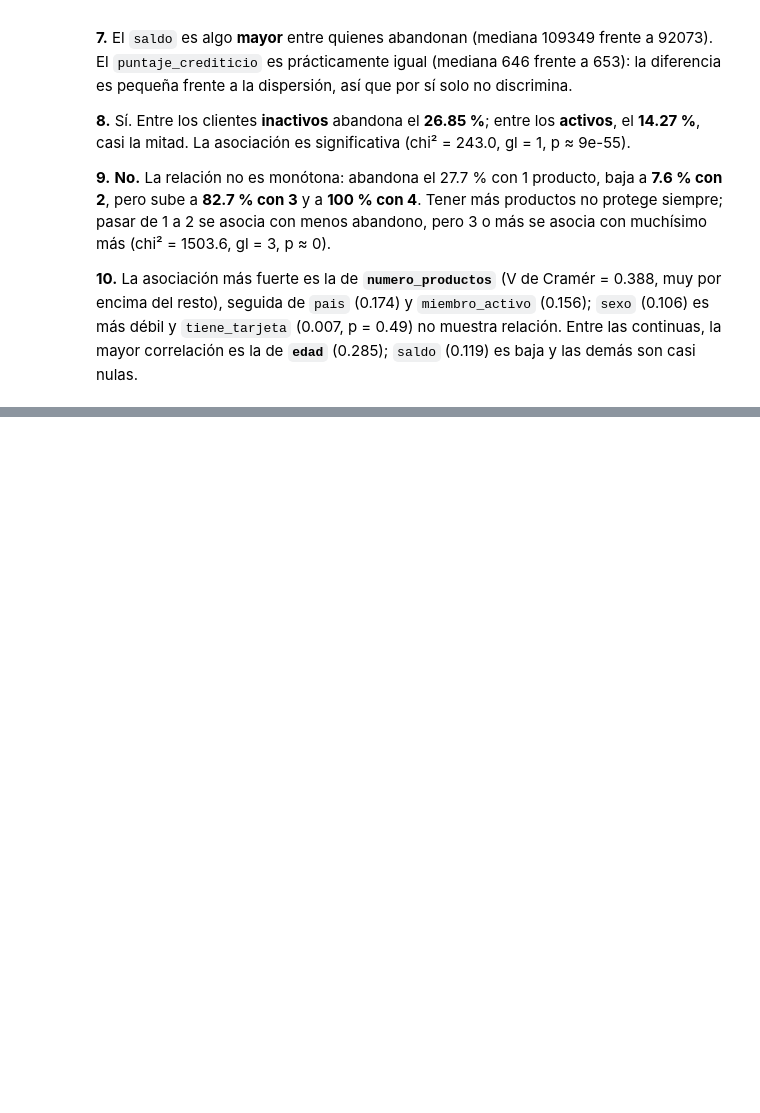
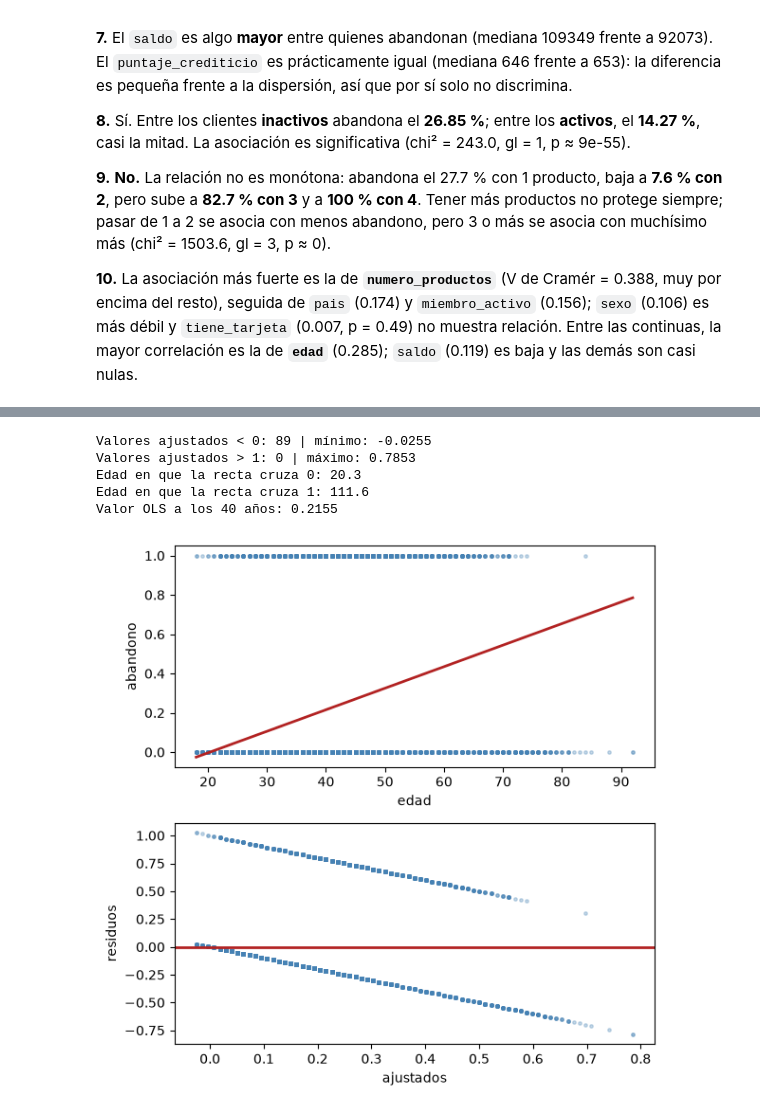
Before and after one commit to MrTamayo-1/Taller_Abandono_Producto_Financiero_Tamayo_Ruano_Reyes, a Jupyter notebook: Taller_Abandono_Producto_Financiero_Tamayo_Ruano_Reyes.ipynb, the cells around one changed output, grey strips where cells are left out. Saved outputs shown, nothing was run; the diff lists cells and outputs as text; code cells hidden in the pictures; blank space fills up the shorter version.

```diff
--- a/Taller_Abandono_Producto_Financiero_Tamayo_Ruano_Reyes.ipynb
+++ b/Taller_Abandono_Producto_Financiero_Tamayo_Ruano_Reyes.ipynb
@@ -363,0 +422,26 @@ tiene_tarjeta: chi2 = 0.5 · gl = 1 · p = 0.492
+# %%
+print("Valores ajustados < 0:", int((ols.fittedvalues < 0).sum()), "| mínimo:", round(ols.fittedvalues.min(), 4))
+print("Valores ajustados > 1:", int((ols.fittedvalues > 1).sum()), "| máximo:", round(ols.fittedvalues.max(), 4))
+print("Edad en que la recta cruza 0:", round(-ols.params["Intercept"] / ols.params["edad"], 1))
+print("Edad en que la recta cruza 1:", round((1 - ols.params["Intercept"]) / ols.params["edad"], 1))
+print("Valor OLS a los 40 años:", round(ols.params["Intercept"] + ols.params["edad"] * 40, 4))
+# %% [output]
+Valores ajustados < 0: 89 | mínimo: -0.0255
+Valores ajustados > 1: 0 | máximo: 0.7853
+Edad en que la recta cruza 0: 20.3
+Edad en que la recta cruza 1: 111.6
+Valor OLS a los 40 años: 0.2155
+# %%
+fig, axes = plt.subplots(2, 1, figsize=(6, 6))
+axes[0].scatter(df["edad"], df["abandono"], c="steelblue", s=6, alpha=0.3)
+axes[0].plot(x_line, ols.params["Intercept"] + ols.params["edad"] * x_line, color="firebrick", lw=2)
+axes[0].set_xlabel("edad")
+axes[0].set_ylabel("abandono")
+axes[1].scatter(ols.fittedvalues, ols.resid, c="steelblue", s=6, alpha=0.3)
+axes[1].axhline(0, color="firebrick", lw=2)
+axes[1].set_xlabel("ajustados")
+axes[1].set_ylabel("residuos")
+plt.tight_layout()
+plt.show()
+# %% [output]
+[figure, added]
```
Also changed, not shown: parts of 15 cells of this notebook.
